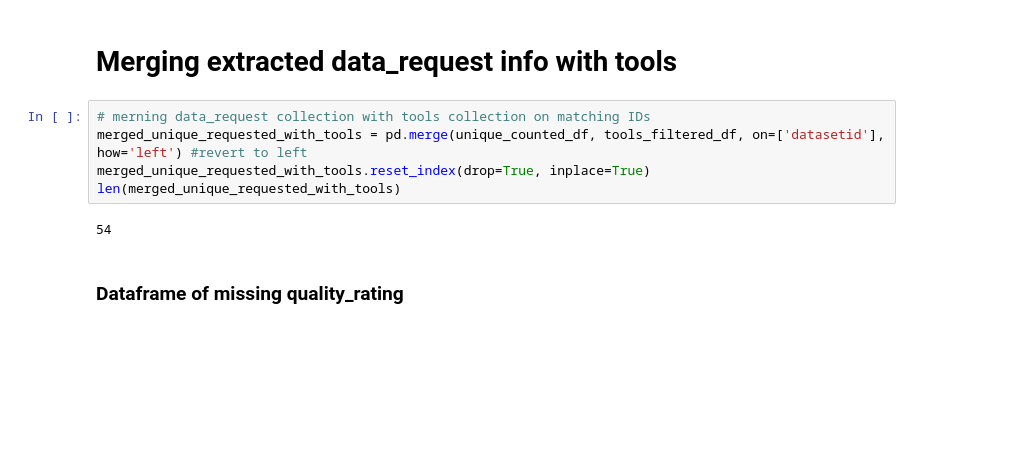
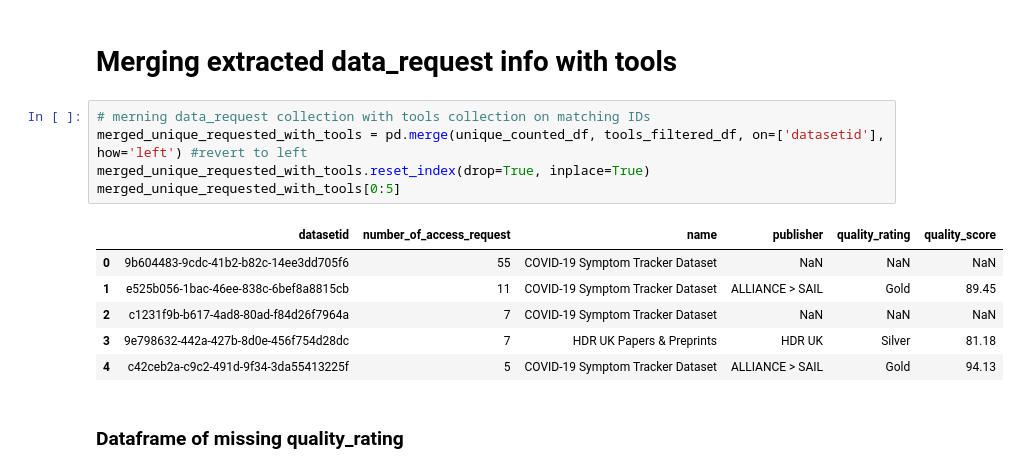
Before and after one commit to HDRUK/mongodb-data-analysis-visualisation, a Jupyter notebook: mongodb_data_analysis.ipynb, the cells around one changed output. Drawn from its saved outputs; the diff is of its cells as text; blank space fills up the shorter version.

```diff
--- a/mongodb_data_analysis.ipynb
+++ b/mongodb_data_analysis.ipynb
@@ -168,10 +168,15 @@ Total unique dataset ID is:  54
 # %%
 # merning data_request collection with tools collection on matching IDs
 merged_unique_requested_with_tools = pd.merge(unique_counted_df, tools_filtered_df, on=['datasetid'], how='left') #revert to left
 merged_unique_requested_with_tools.reset_index(drop=True, inplace=True)
-len(merged_unique_requested_with_tools)
+merged_unique_requested_with_tools[0:5]
 # %% [output]
-54
+|  | datasetid | number_of_access_request | name | publisher | quality_rating | quality_score |
+| 0 | 9b604483-9cdc-41b2-b82c-14ee3dd705f6 | 55 | COVID-19 Symptom Tracker Dataset | NaN | NaN | NaN |
+| 1 | e525b056-1bac-46ee-838c-6bef8a8815cb | 11 | COVID-19 Symptom Tracker Dataset | ALLIANCE > SAIL | Gold | 89.45 |
+| 2 | c1231f9b-b617-4ad8-80ad-f84d26f7964a | 7 | COVID-19 Symptom Tracker Dataset | NaN | NaN | NaN |
+| 3 | 9e798632-442a-427b-8d0e-456f754d28dc | 7 | HDR UK Papers & Preprints | HDR UK | Silver | 81.18 |
+| 4 | c42ceb2a-c9c2-491d-9f34-3da55413225f | 5 | COVID-19 Symptom Tracker Dataset | ALLIANCE > SAIL | Gold | 94.13 |
 # %% [markdown]
 ### Dataframe of missing quality_rating
 # %%
```
Also changed, not shown: 1 other file.
